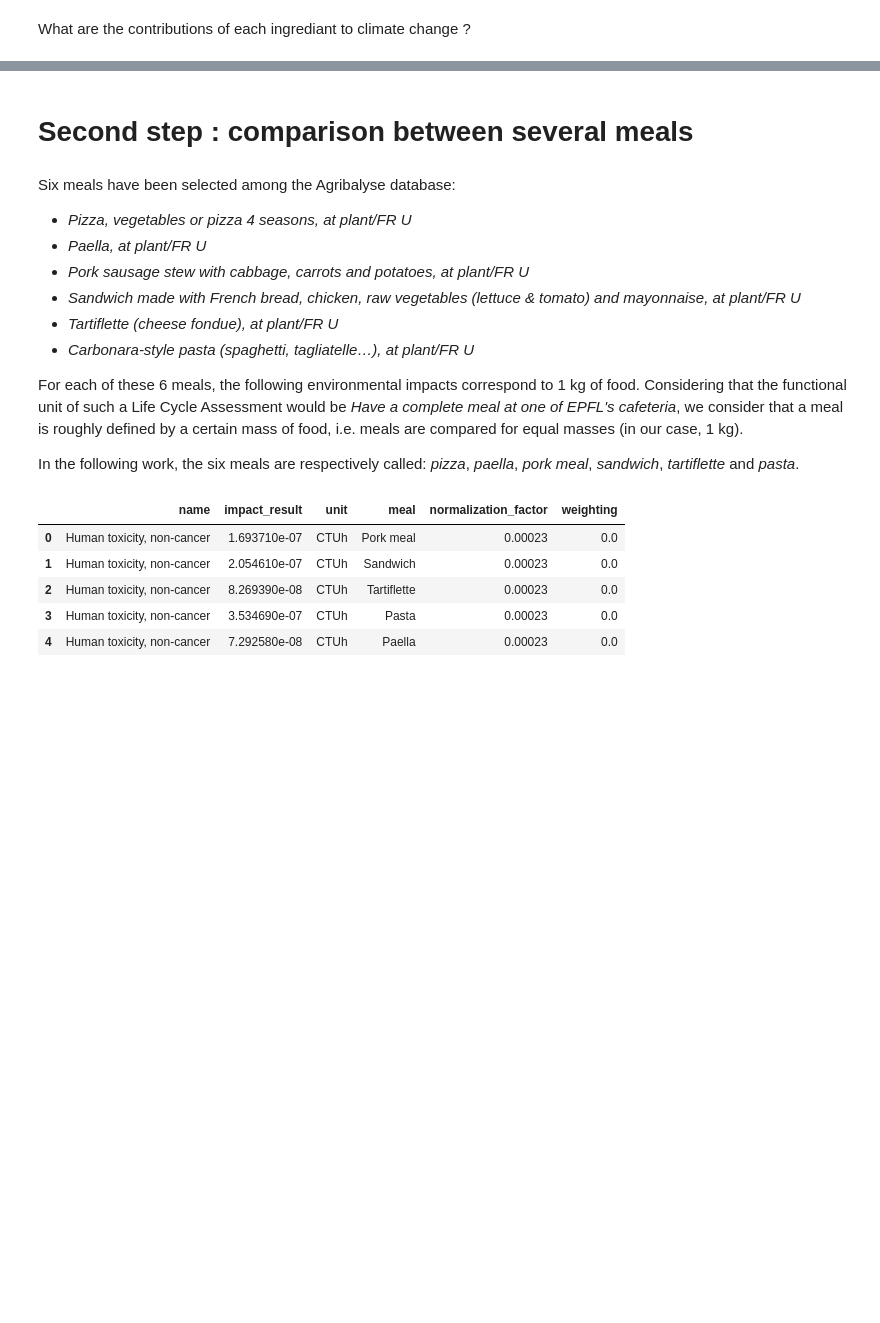
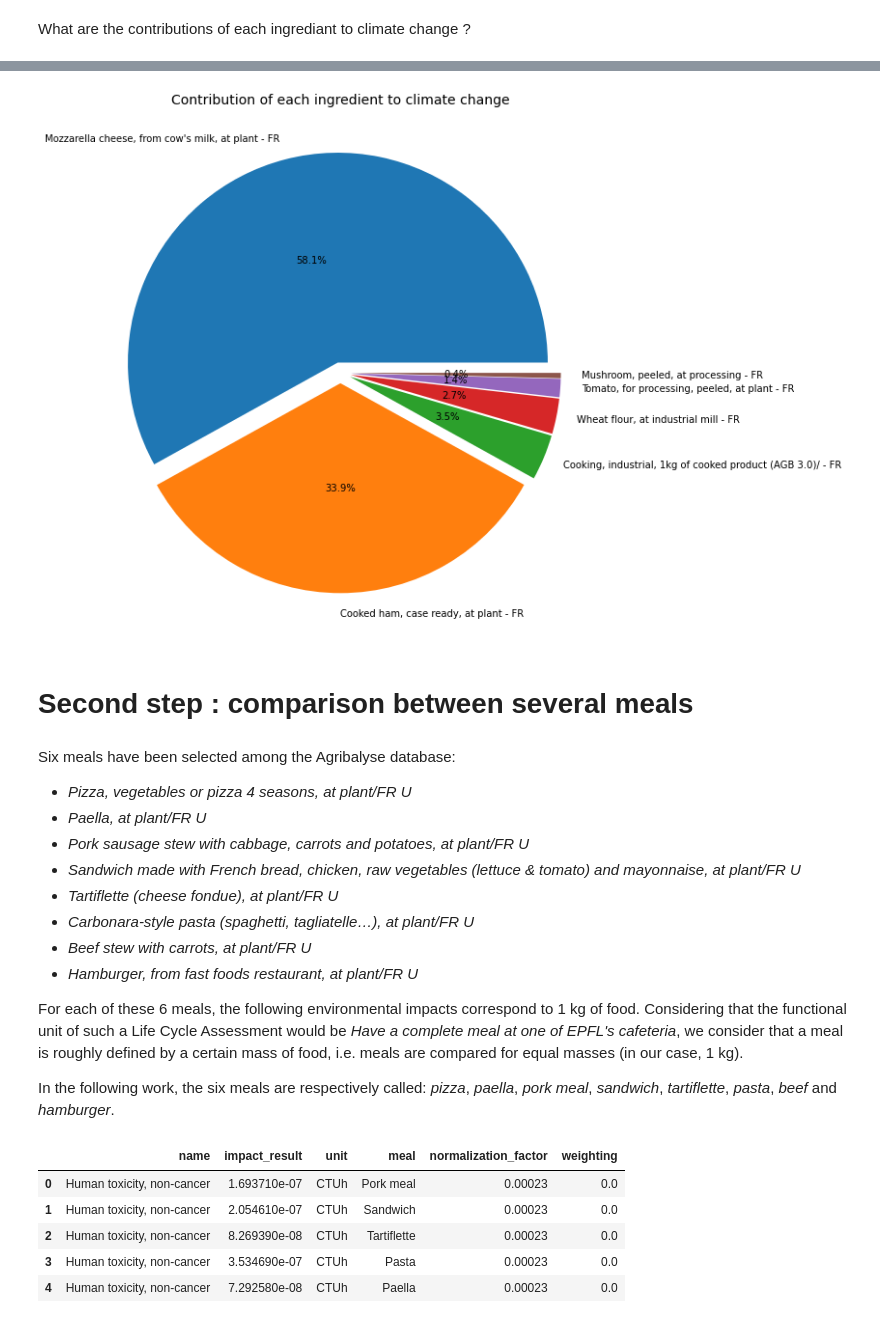
Before and after one commit to matthieu-str/ecolens, a Jupyter notebook: LCA_tool_example01.ipynb, the cells around one changed output, grey strips where cells are left out. Saved outputs shown, nothing was run; the diff lists cells and outputs as text; code cells hidden in the pictures; blank space fills up the shorter version.

```diff
--- a/LCA_tool_example01.ipynb
+++ b/LCA_tool_example01.ipynb
@@ -221,3 +227,11 @@ ingredients_only[ingredients_only.impact_category == 'Climate change']
+# %%
+ingredients_climate_change = ingredients_climate_change.drop(ingredients_climate_change.loc[ingredients_climate_change.contribution == 0.00].index)
+pie, ax = plt.subplots(figsize=[10,10])
+labels = ingredients_climate_change.process
+plt.pie(x=ingredients_climate_change.contribution, autopct="%.1f%%", explode=[0.05]*len(ingredients_climate_change.process), labels=labels, pctdistance=0.5)
+plt.title("Contribution of each ingredient to climate change", fontsize=14);
+# %% [output]
+[figure, added]
 # %% [markdown]
 # Second step : comparison between several meals
 # %% [markdown]
@@ -228,10 +242,12 @@ Six meals have been selected among the Agribalyse database:
 - *Sandwich made with French bread, chicken, raw vegetables (lettuce & tomato) and mayonnaise, at plant/FR U*
 - *Tartiflette (cheese fondue), at plant/FR U*
 - *Carbonara-style pasta (spaghetti, tagliatelle…), at plant/FR U*
+- *Beef stew with carrots, at plant/FR U*
+- *Hamburger, from fast foods restaurant, at plant/FR U*
 
 For each of these 6 meals, the following environmental impacts correspond to 1 kg of food. Considering that the functional unit of such a Life Cycle Assessment would be *Have a complete meal at one of EPFL's cafeteria*, we consider that a meal is roughly defined by a certain mass of food, i.e. meals are compared for equal masses (in our case, 1 kg).
 
-In the following work, the six meals are respectively called: *pizza*, *paella*, *pork meal*, *sandwich*, *tartiflette* and *pasta*.
+In the following work, the six meals are respectively called: *pizza*, *paella*, *pork meal*, *sandwich*, *tartiflette*, *pasta*, *beef* and *hamburger*.
 # %%
 comparison = comparison.merge(categories[['name', 'normalization_factor', 'weighting']], how='inner', on='name')
 comparison.head()
```
Also changed, not shown: parts of 7 cells of this notebook.
